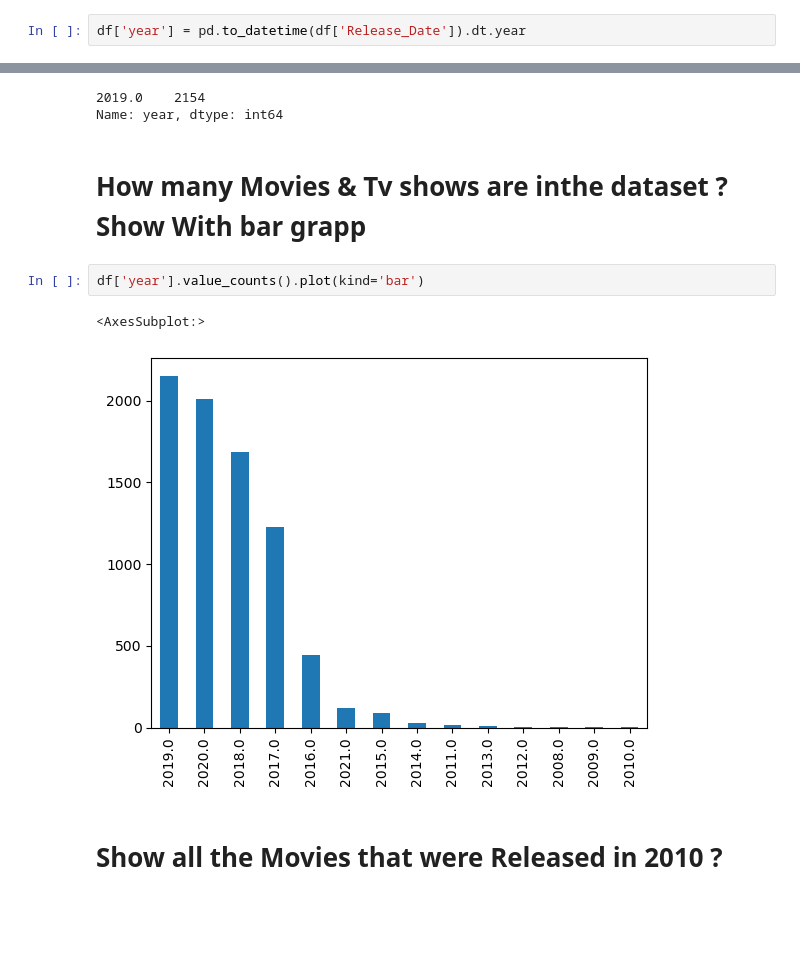
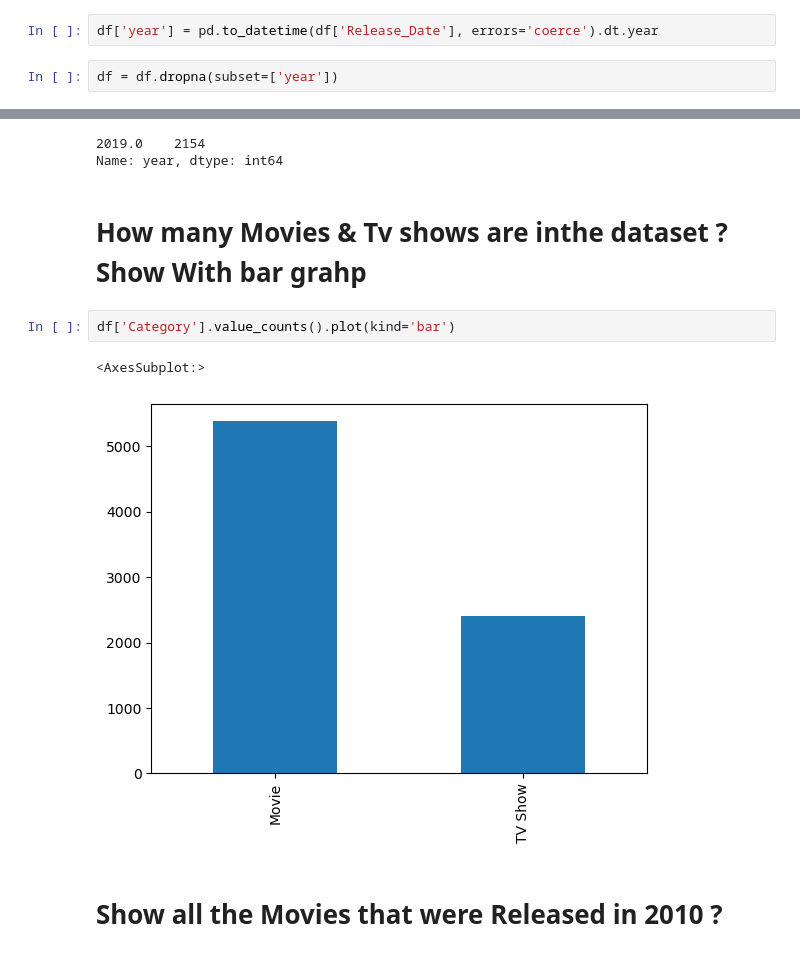
Before and after one commit to ToshiroHJJZ/Pandas_In_class_Group_Assignment, a Jupyter notebook: Netflix Data Analysis Using Python-Class NB.ipynb, the cells around one changed output, grey strips where cells are left out. Saved outputs shown, nothing was run; the diff lists cells and outputs as text; blank space fills up the shorter version.

```diff
--- a/Netflix Data Analysis Using Python-Class NB.ipynb
+++ b/Netflix Data Analysis Using Python-Class NB.ipynb
@@ -214,7 +214,9 @@ df.query('Title== "Zozo"')
 # %%
 from datetime import datetime
 # %%
-df['year'] = pd.to_datetime(df['Release_Date']).dt.year
+df['year'] = pd.to_datetime(df['Release_Date'], errors='coerce').dt.year
+# %%
+df = df.dropna(subset=['year'])
 # %%
 df['year'].value_counts()
 # %% [output]
@@ -239,12 +241,12 @@ df['year'].value_counts().head(1)
 2019.0    2154
 Name: year, dtype: int64
 # %% [markdown]
-# How many Movies & Tv shows are inthe dataset ? Show With bar grapp
+# How many Movies & Tv shows are inthe dataset ? Show With bar grahp
 # %%
-df['year'].value_counts().plot(kind='bar')
+df['Category'].value_counts().plot(kind='bar')
 # %% [output]
 <AxesSubplot:>
-[figure, old version]
+[figure, new version]
 # %% [markdown]
 # Show all the Movies that were Released in 2010 ?
 # %%
```
Also changed, not shown: parts of 5 cells of this notebook.
